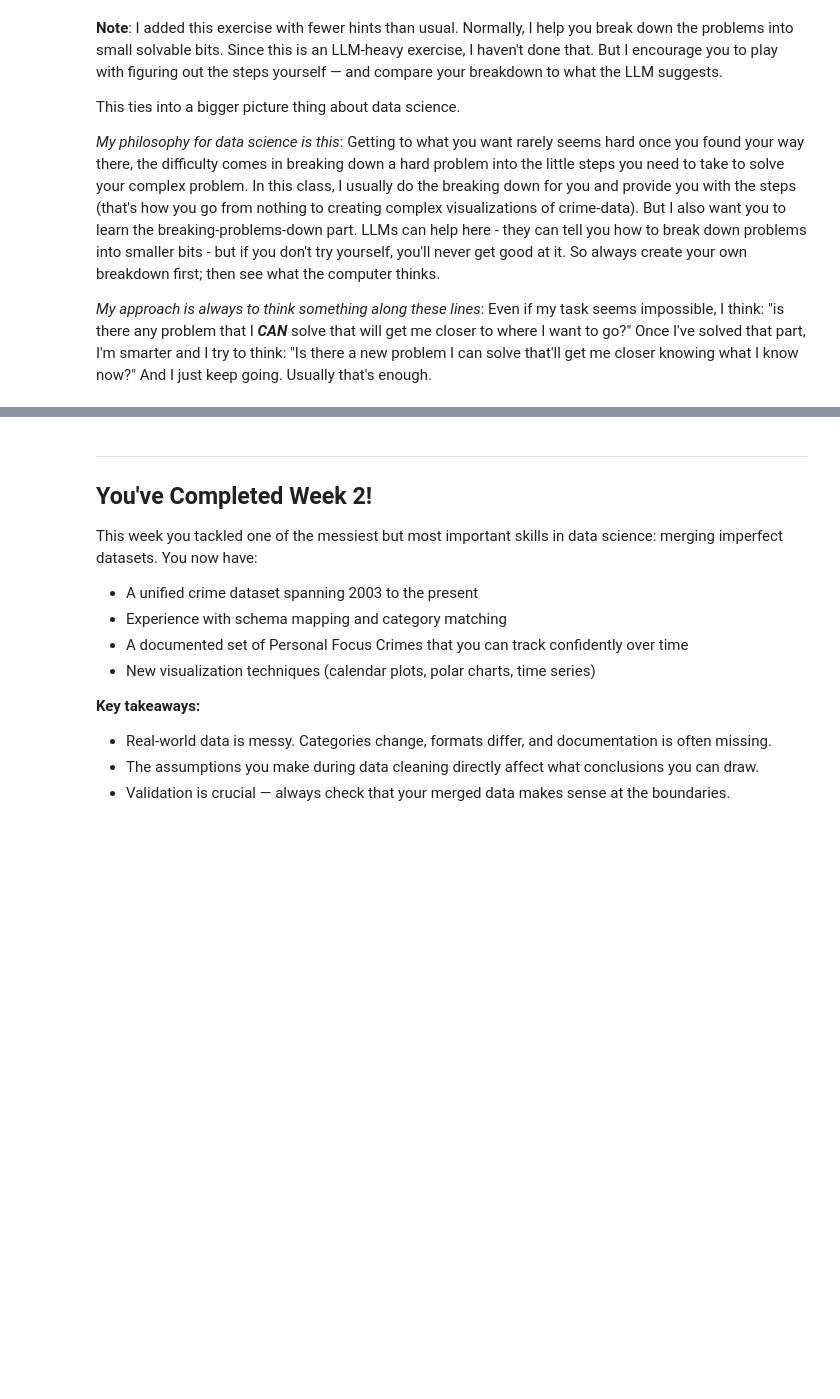
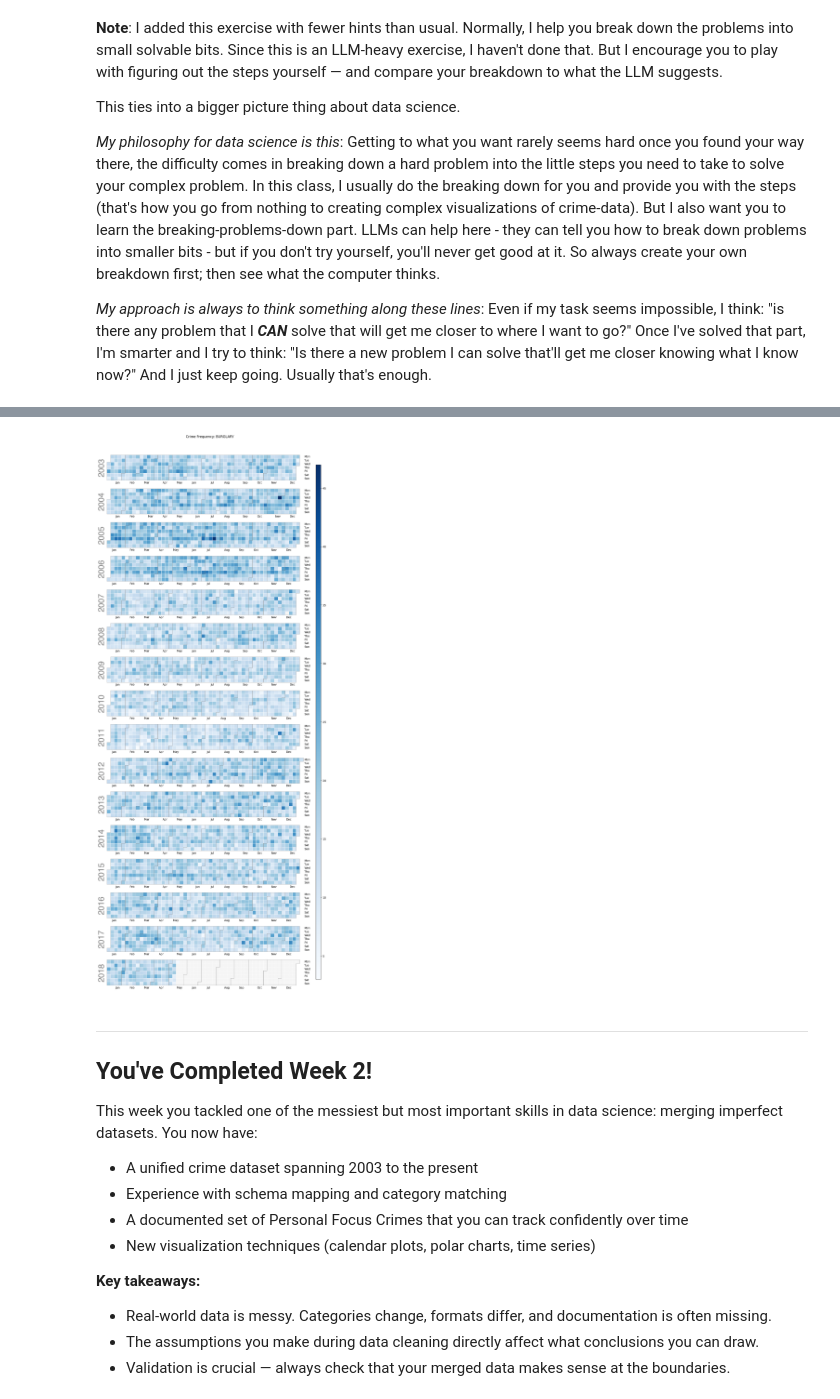
Before and after one commit to NumanBashir/02806-Social-Data-and-Visualization, a Jupyter notebook: Week2/Week2.ipynb, the cells around one changed output, grey strips where cells are left out. Saved outputs shown, nothing was run; the diff lists cells and outputs as text; code cells hidden in the pictures; blank space fills up the shorter version.

```diff
--- a/Week2/Week2.ipynb
+++ b/Week2/Week2.ipynb
@@ -1428,3 +1474,16 @@ This ties into a bigger picture thing about data science.
+# %%
+# Calendar Plot Example 3: BURGLARY
+crime_type = "BURGLARY"
+
+crime_daily = df[df["Incident Category"] == crime_type].groupby("Incident Date").size()
+
+calplot.calplot(crime_daily, cmap="Blues", colorbar=True,
+                suptitle=f"Crime Frequency: {crime_type}",
+                linewidth=0.5, dropzero=True, edgecolor="gray")
+
+plt.show()
+# %% [output]
+[figure, added]
 # %% [markdown]
 ---
 
```
Also changed, not shown: parts of 4 cells of this notebook.
